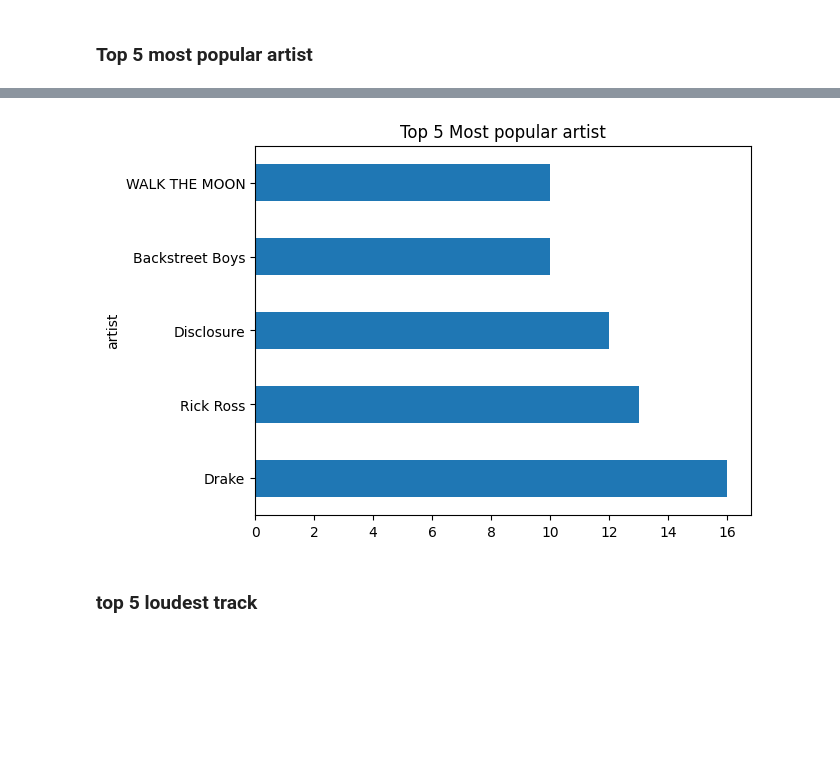
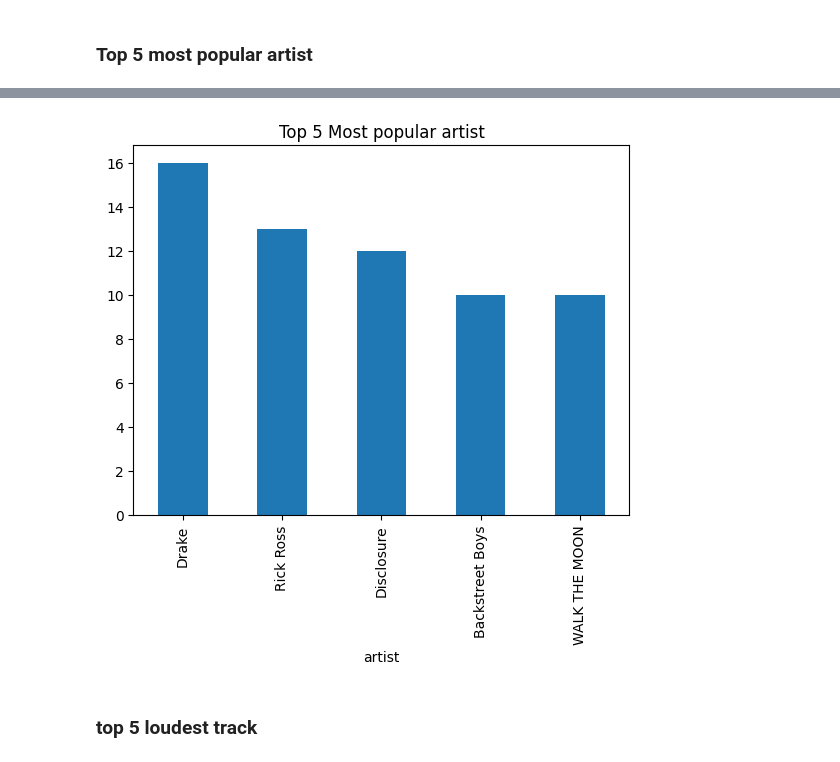
Before and after one commit to Aj1300/Spotify_data_Analysis_using_Pyhton, a Jupyter notebook: spotifyproject.ipynb, the cells around one changed output, grey strips where cells are left out. Cells and saved outputs as stored; diff of their text form; code cells hidden in the pictures; blank space fills up the shorter version.

```diff
--- a/spotifyproject.ipynb
+++ b/spotifyproject.ipynb
@@ -112,9 +113,9 @@ Name: song_title, dtype: int64
 # %%
-top_5_artist.plot.barh()
+top_5_artist.plot.bar()
 plt.title("Top 5 Most popular artist")
 plt.show()
 # %% [output]
-[figure, old version]
+[figure, new version]
 # %% [markdown]
 ### top 5 loudest track
 # %%
```
Also changed, not shown: parts of 10 cells of this notebook.
